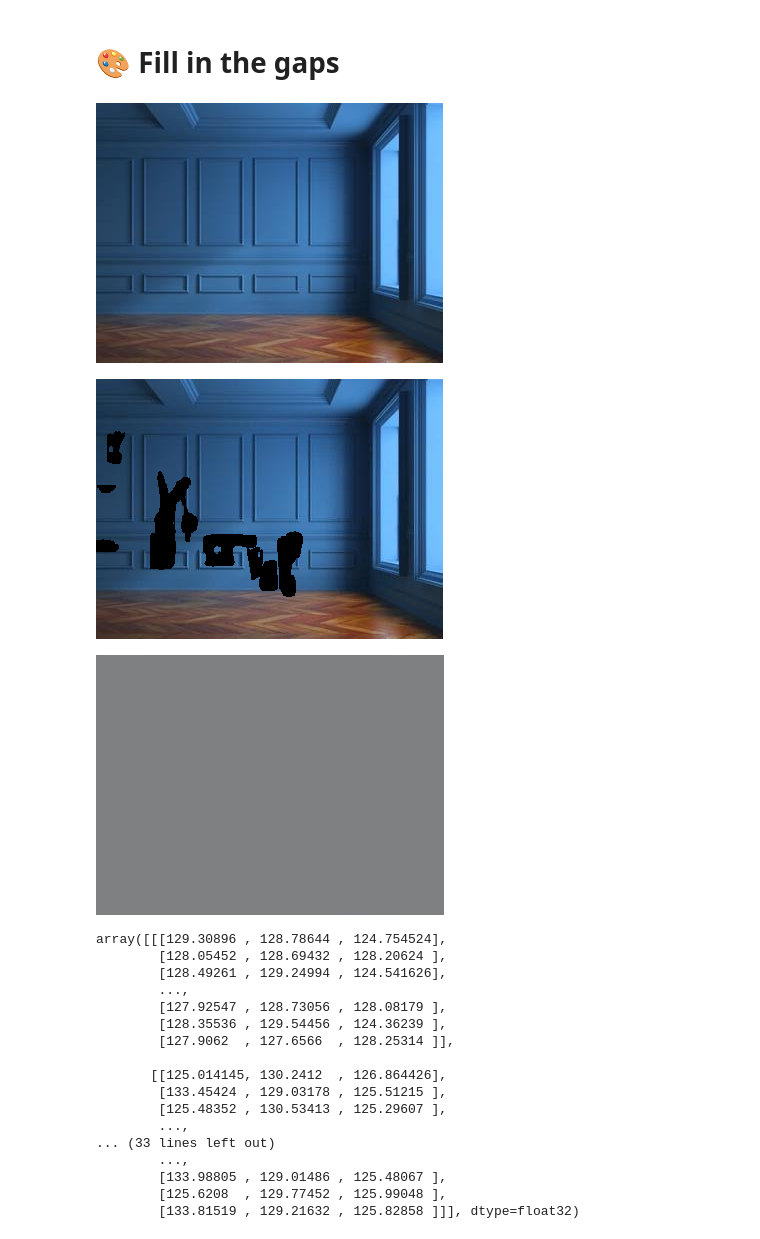
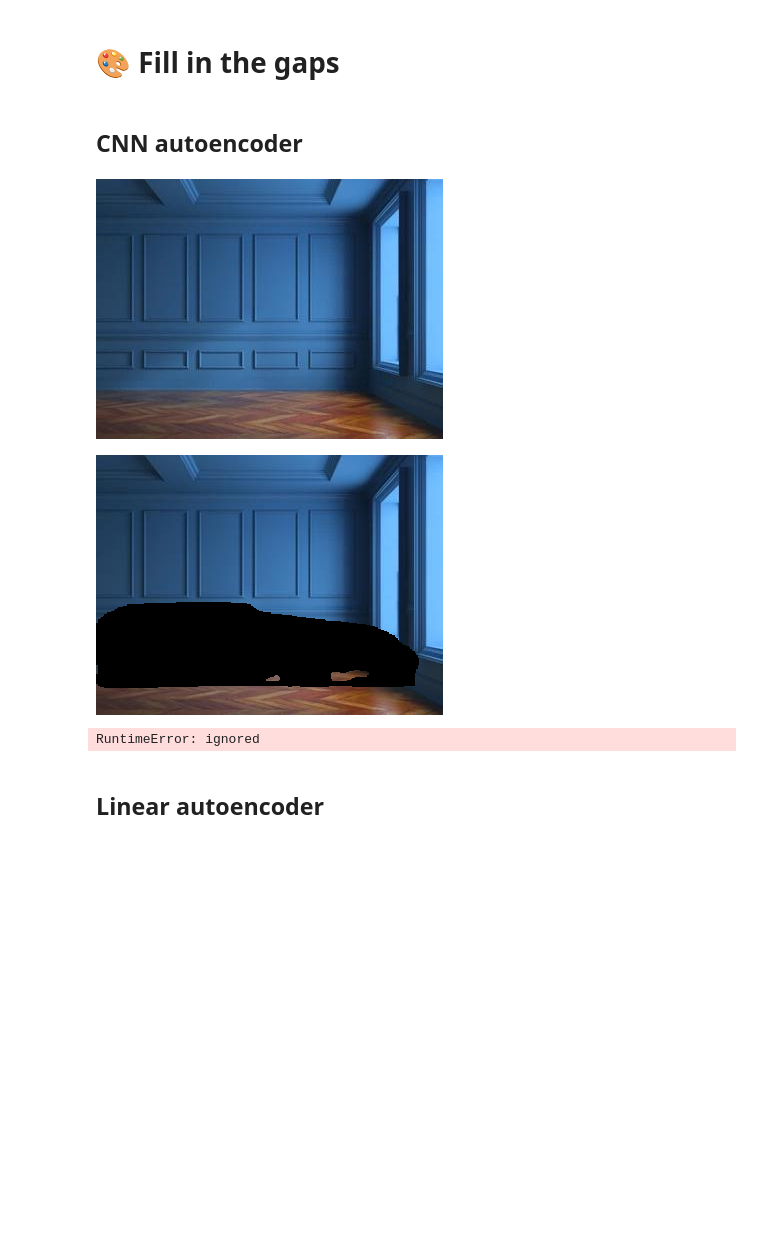
Before and after one commit to darisoy/EE596_Project, a Jupyter notebook: testing_CNNAutoEncoder.ipynb, the cells around one changed output. Drawn from its saved outputs; the diff is of its cells as text; code cells hidden in the pictures; blank space fills up the shorter version.

```diff
--- a/testing_CNNAutoEncoder.ipynb
+++ b/testing_CNNAutoEncoder.ipynb
@@ -40,22 +51,28 @@ def mask_out(img, output, thres=0.7):
 # %%
 trf = T.Compose([T.ToTensor()])
 def random_mask(i):
-    maskname = '/content/EE596_Project/data/furnished/'+str(random.randint(0, 1227))+'.jpg'
+    maskname = '/content/EE596_Project/data/furnished/'+str(random.randint(0, 1226))+'.jpg'
     imagename = '/content/EE596_Project/data/empty/'+str(i)+'.jpg'
     model.eval()
-    image = Image.open(glob.glob(maskname)[0])
+    try:
+        image = Image.open(glob.glob(maskname)[0])
+    except:
+        print(maskname)
     input = trf(image)
     input = torch.unsqueeze(input, 0).to(device)
     output = model(input)
     return cv2.imread(imagename), mask_out(cv2.imread(imagename), output)
 # %%
-masked_images = []
-for i in random.sample(range(0, 1000), 1):
+# for i in random.sample(range(0, 1000), 1):
+for i in range(0, 1329):
     orig, masked = random_mask(i)
-    cv2_imshow(orig)
-    cv2_imshow(masked)
+    # cv2_imshow(orig)
+    # cv2_imshow(masked)
+    cv2.imwrite(('/content/masked/%d.jpg' % i), masked)
 # %% [markdown]
 # 🎨 Fill in the gaps
+# %% [markdown]
+## CNN autoencoder
 # %%
 class ConvAutoEncoder(nn.Module):
     def __init__(self):
@@ -81,17 +98,19 @@ class ConvAutoEncoder(nn.Module):
         return x
 # %%
 EPOCHS = 10
-LEARNING_RATE = 0.001
+LEARNING_RATE = 0.01
 MOMENTUM = 0.5
 criterion = nn.MSELoss()
-filler = ConvAutoEncoder()
+filler = ConvAutoEncoder().to(device)
 optimizer = optim.SGD(filler.parameters(), lr=LEARNING_RATE, momentum=MOMENTUM)
 # %%
 for epoch in range(EPOCHS):
     filler.train()
     total_loss = 0.0
-    for i in random.sample(range(0, 1328), 100):
-        orig, masked = random_mask(i)
+    for i in tqdm(range(1328)):
+        # orig, masked = random_mask(i)
+        orig = cv2.imread('/content/EE596_Project/data/empty/'+str(i)+'.jpg')
+        masked = cv2.imread('/content/masked/'+str(i)+'.jpg')
         optimizer.zero_grad()
         masked = torch.tensor(np.transpose(masked)).to(device) / 255.0
         pred = filler(masked.unsqueeze(dim=0))
@@ -101,35 +120,20 @@ for epoch in range(EPOCHS):
         loss.backward()
         total_loss += loss.item()
         optimizer.step()
-    print('Train Epoch: %d \tLoss: %.6f' % (epoch, total_loss))
+    print('[Epoch: %d]\tLoss: %.6f' % (epoch, (total_loss/1328)))
 # %%
 filler.eval()
 orig, masked = random_mask(974)
 cv2_imshow(orig)
 cv2_imshow(masked)
 masked = torch.tensor(np.transpose(masked)).to(device) / 255.0
 pred = filler(masked.unsqueeze(dim=0))
-pred = np.transpose(pred.squeeze(dim=0).detach().numpy() * 255.0)
+pred = np.transpose(pred.squeeze(dim=0).detach().cpu().numpy() * 255.0)
 cv2_imshow(pred)
 pred
 # %% [output]
 [figure]
-[figure, old version]
+[figure, new version]
-[figure, removed]
-array([[[129.30896 , 128.78644 , 124.754524],
-        [128.05452 , 128.69432 , 128.20624 ],
-        [128.49261 , 129.24994 , 124.541626],
-        ...,
-        [127.92547 , 128.73056 , 128.08179 ],
-        [128.35536 , 129.54456 , 124.36239 ],
-        [127.9062  , 127.6566  , 128.25314 ]],
-
-       [[125.014145, 130.2412  , 126.864426],
-        [133.45424 , 129.03178 , 125.51215 ],
-        [125.48352 , 130.53413 , 125.29607 ],
-        ...,
-... (33 lines left out)
-        ...,
-        [133.98805 , 129.01486 , 125.48067 ],
-        [125.6208  , 129.77452 , 125.99048 ],
-        [133.81519 , 129.21632 , 125.82858 ]]], dtype=float32)
+RuntimeError: ignored
+# %% [markdown]
+## Linear autoencoder
```
Also changed, not shown: parts of 7 cells of this notebook.
